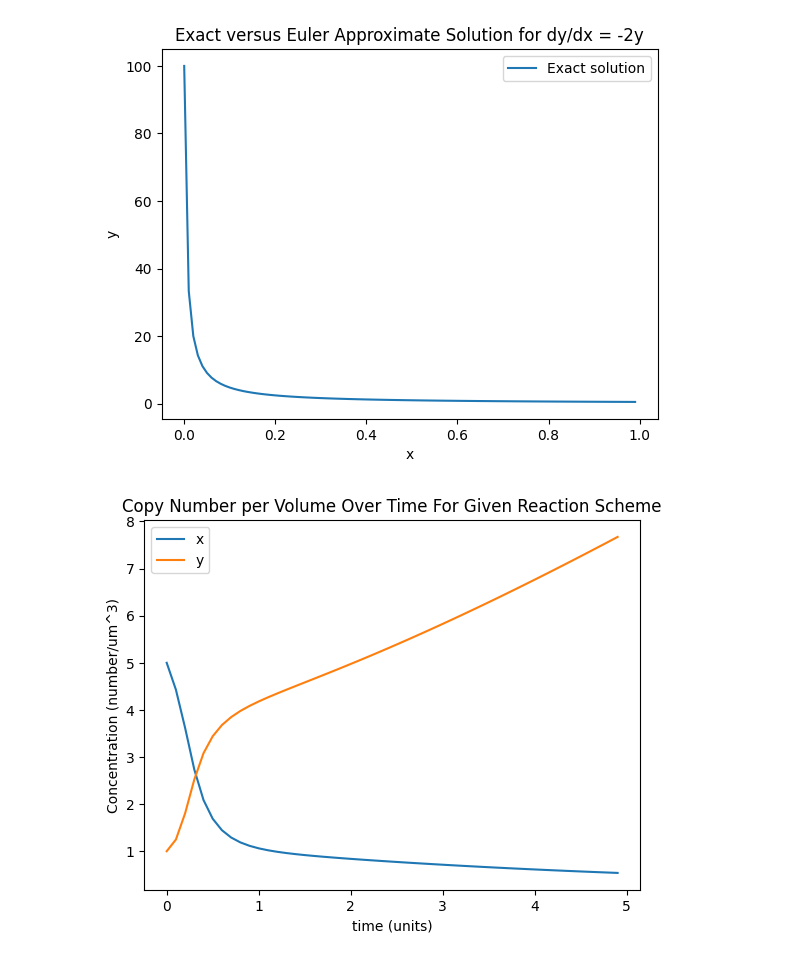
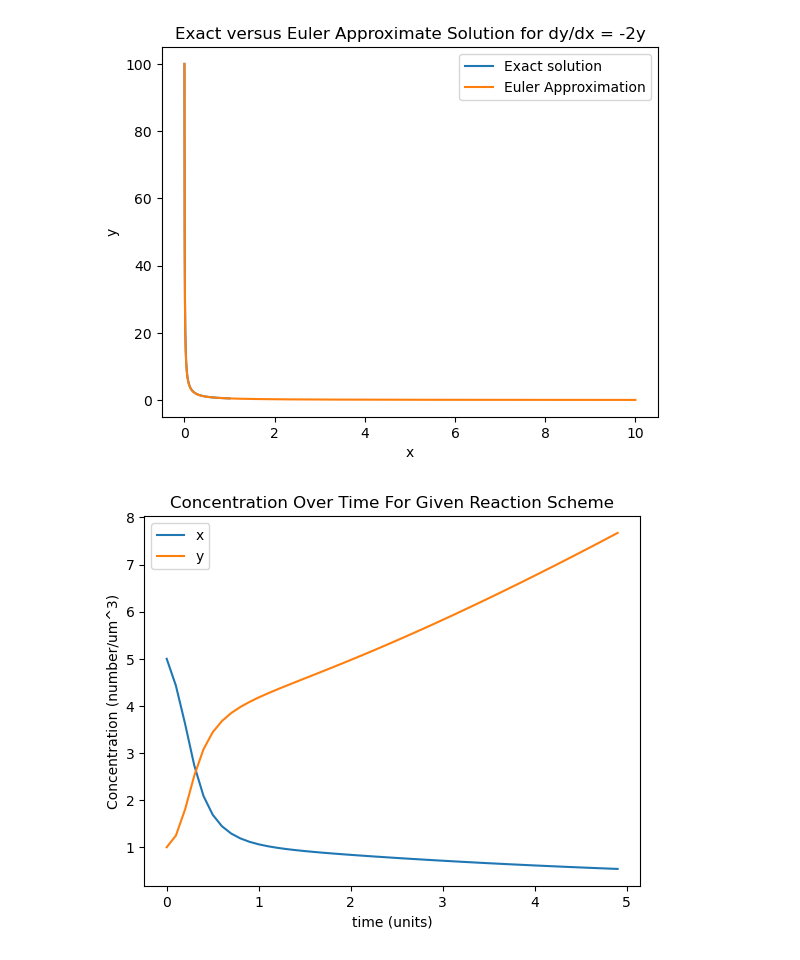
Before and after one commit to JooshK/ModelingTheLivingCell, a Jupyter notebook: scripts/PS3/main.ipynb, the cells around one changed output. Cells and saved outputs as stored; diff of their text form; code cells hidden in the pictures.

Commit message:
Updated euler code

```diff
--- a/scripts/PS3/main.ipynb
+++ b/scripts/PS3/main.ipynb
@@ -6,17 +7,23 @@ from scipy.integrate import odeint
+# %%
+def dy_dx(y):
+    return -2 * pow(y, 2)
+t_euler, y_euler = euler_method(dy_dx, 0.001, 0, 100, 10000)
 # %%
 def exact_solution(t):
     return 100/(1 + 200*t)
-t = np.arange(0, 1, 0.01)
+
+t = np.arange(0, 1, 0.001)
 plt.figure()
 plt.plot(t, exact_solution(t), label="Exact solution")
+plt.plot(t_euler, y_euler, label="Euler Approximation")
 plt.xlabel("x")
 plt.ylabel("y")
 plt.legend()
 plt.title("Exact versus Euler Approximate Solution for dy/dx = -2y")
 plt.savefig("../../data/euler_approx.png")
 plt.show()
 # %% [output]
-[figure, old version]
+[figure, new version]
 # %%
 def dy_dt(x, y, t, b):
     return b * x - (y * (x**2))
@@ -39,8 +46,8 @@ plt.xlabel('time (units)')
 plt.ylabel('Concentration (number/'
            'um^3)')
 plt.legend()
-plt.title("Copy Number per Volume Over Time For Given Reaction Scheme")
+plt.title("Concentration Over Time For Given Reaction Scheme")
 plt.savefig("../../data/reaction_kinetics.png")
 plt.show()
 # %% [output]
-[figure, old version]
+[figure, new version]
```
Also changed, not shown: parts of 1 cell of this notebook, 3 other files.
